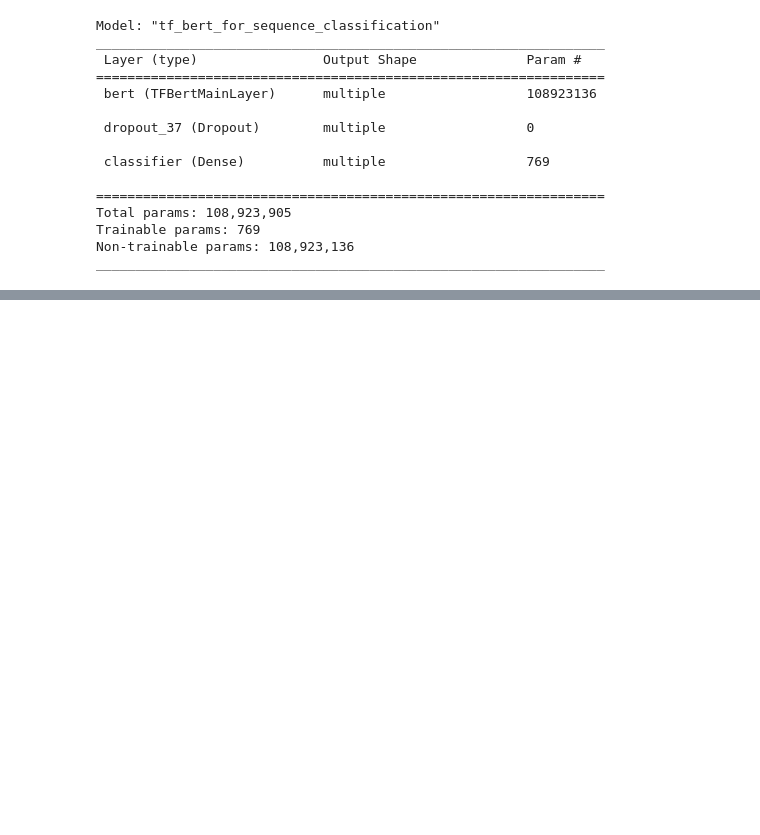
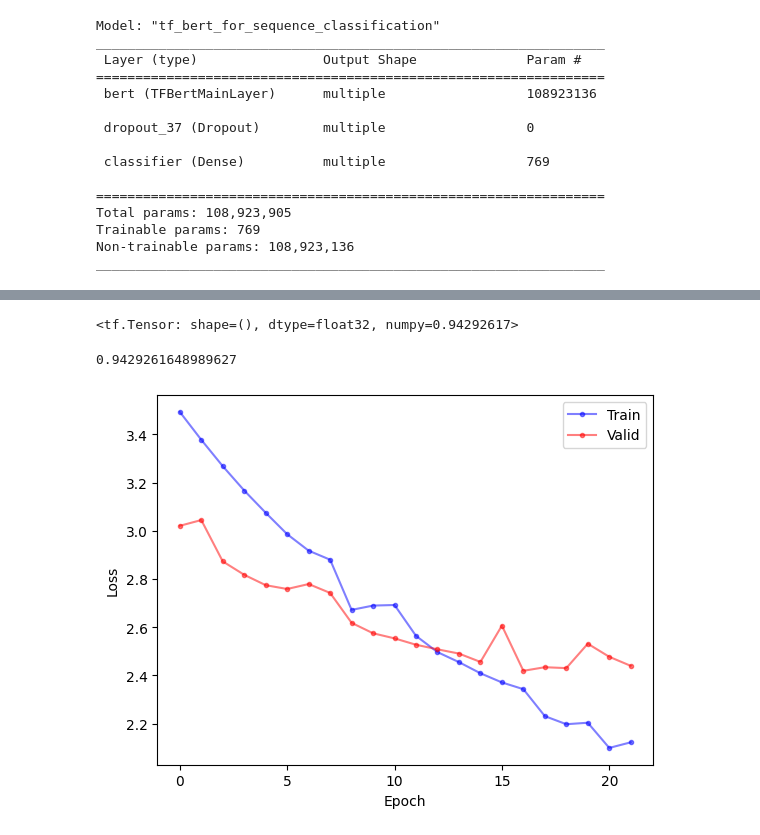
Before and after one commit to cewebbr/text_ranking_in_gov, a Jupyter notebook: analysis/tutorial_Overseeing-gov-with-AI.ipynb, the cells around one changed output, grey strips where cells are left out. Saved outputs shown, nothing was run; the diff lists cells and outputs as text; code cells hidden in the pictures; blank space fills up the shorter version.

```diff
--- a/analysis/tutorial_Overseeing-gov-with-AI.ipynb
+++ b/analysis/tutorial_Overseeing-gov-with-AI.ipynb
@@ -1357,0 +1365,6 @@ Epoch 9/20
+# %%
+# Unfreeze lower layers for training and lower learning rate:
+optimizer  = tf.keras.optimizers.Adam(learning_rate=5e-7)
+bert_model.get_layer('bert').trainable = True
+bert_model.compile(optimizer, model_loss, metrics, weighted_metrics=[])
+bert_model.summary()
@@ -1357,0 +1387,4 @@ Epoch 9/20
+# %%
+# Fit the whole model:
+early_stopping = tf.keras.callbacks.EarlyStopping('val_tf_ndcg', mode='max', patience=4, restore_best_weights=True)
+history = bert_model.fit(train_tfd, epochs=40, validation_data=val_tfd, callbacks=[early_stopping])
@@ -1357,0 +1413,12 @@ Epoch 9/20
+# %%
+aux.tf_ndcg(tf.constant(np.transpose([bert_val_df['relevancia'].values - 1]), dtype=tf.float32), bert_val_pred['logits'])
+# %% [output]
+<tf.Tensor: shape=(), dtype=float32, numpy=0.94292617>
+# %%
+aux.my_ndcg(bert_val_df['relevancia'].values - 1, bert_val_pred['logits'][:,0])
+# %% [output]
+0.9429261648989627
+# %%
+aux.plot_loss_per_epoch(history)
+# %% [output]
+[figure, added]
```
Also changed, not shown: parts of 12 cells of this notebook.
